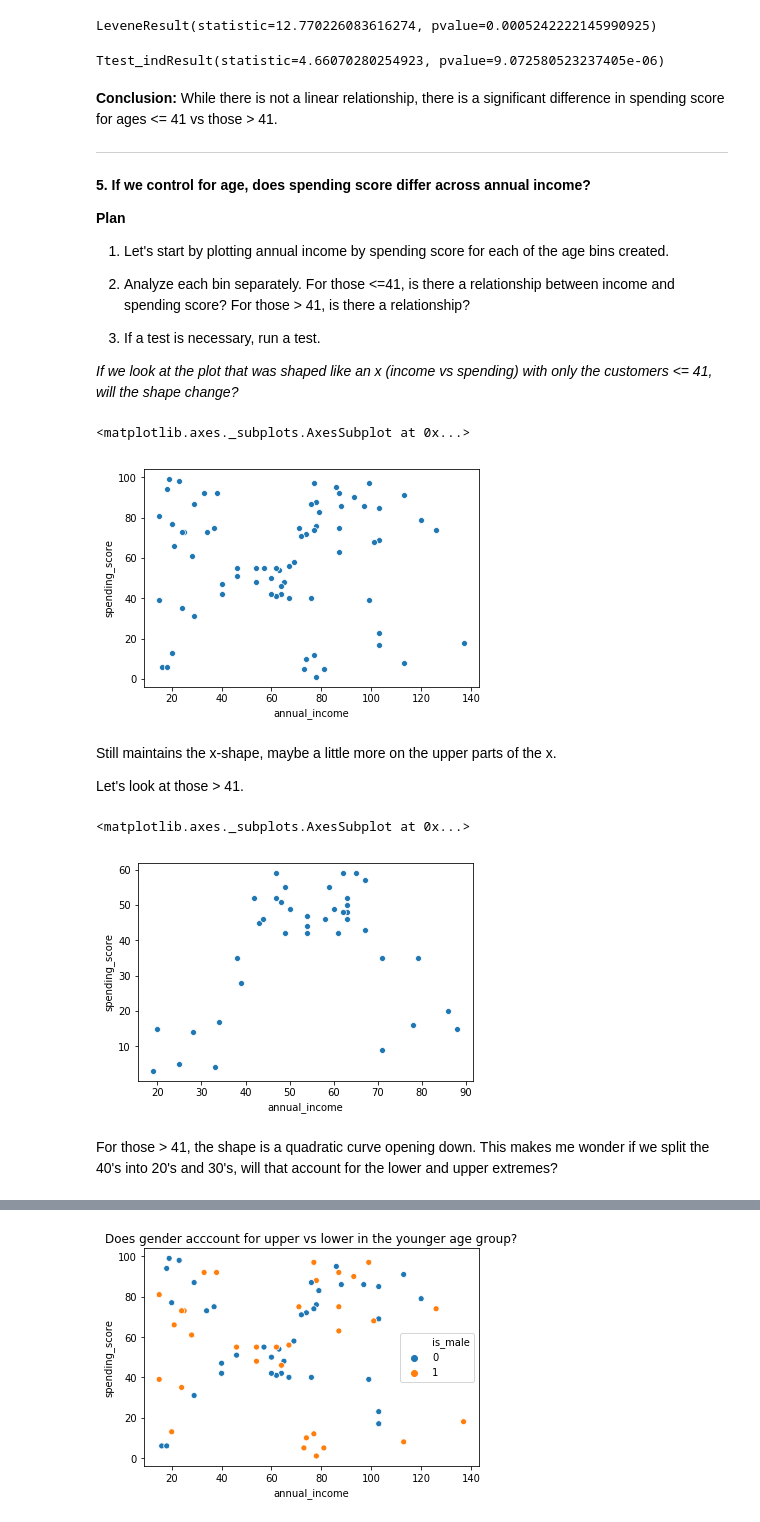
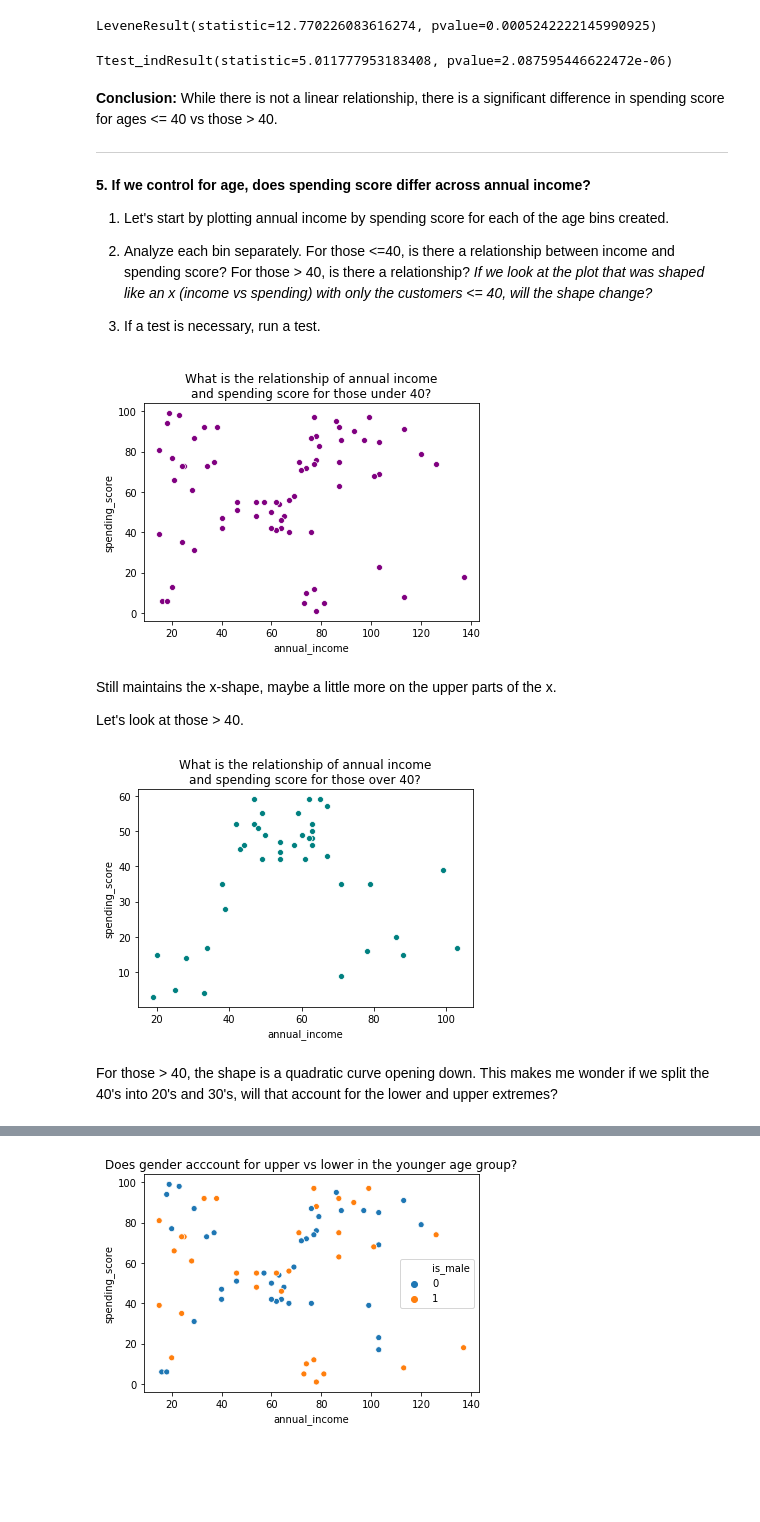
Before and after one commit to CodeupClassroom/darden-clustering, a Jupyter notebook: exploration.ipynb, the cells around one changed output, grey strips where cells are left out. Drawn from its saved outputs; the diff is of its cells as text; code cells hidden in the pictures; blank space fills up the shorter version.

```diff
--- a/exploration.ipynb
+++ b/exploration.ipynb
@@ -140,10 +142,12 @@ df.describe()
 # %%
 # split off test, 20% of original df size
 
-train_validate, test = train_test_split(df, test_size=.20, random_state=42)
+train_validate, test = train_test_split(df, test_size=.20,
+                                        random_state=42)
 
 # split off validate, 30% of train_validate (24% of original)
-train, validate = train_test_split(train_validate, test_size=.30, random_state=42)
+train, validate = train_test_split(train_validate, test_size=.30,
+                                   random_state=42)
 # %%
 print("train obs: ", train.size)
 print("validate obs: ", validate.size)
@@ -313,46 +344,49 @@ LeveneResult(statistic=12.770226083616274, pvalue=0.0005242222145990925)
 # variances are unequal
 # t-test
 
-stats.ttest_ind(train[train.age <= 41].spending_score,
-                train[train.age > 41].spending_score,
+stats.ttest_ind(train[train.age <= 40].spending_score,
+                train[train.age > 40].spending_score,
                 equal_var=False
                )
 # %% [output]
-Ttest_indResult(statistic=4.66070280254923, pvalue=9.072580523237405e-06)
+Ttest_indResult(statistic=5.011777953183408, pvalue=2.087595446622472e-06)
 # %% [markdown]
 **Conclusion:**
-While there is not a linear relationship, there is a significant difference in spending score for ages <= 41 vs those > 41.
+While there is not a linear relationship, there is a significant difference in spending score for ages <= 40 vs those > 40.
+
 ______________________________
 
 **5. If we control for age, does spending score differ across annual income?**
 
-**Plan**
-
 1. Let's start by plotting annual income by spending score for each of the age bins created.
 
-2. Analyze each bin separately. For those <=41, is there a relationship between income and spending score? For those > 41, is there a relationship?
+2. Analyze each bin separately. For those <=40, is there a relationship between income and spending score? For those > 40, is there a relationship? *If we look at the plot that was shaped like an x (income vs spending) with only the customers <= 40, will the shape change?*
 
 3. If a test is necessary, run a test.
-
-*If we look at the plot that was shaped like an x (income vs spending) with only the customers <= 41, will the shape change?*
 # %%
 sns.scatterplot(x='annual_income', y='spending_score',
-                data=train[train.age <= 41])
+                data=train[train.age <= 40],
+                color='purple')
+
+plt.title("What is the relationship of annual income\nand spending score for those under 40?")
+plt.show()
 # %% [output]
-<matplotlib.axes._subplots.AxesSubplot at 0x...>
-[figure, old version]
+[figure, new version]
 # %% [markdown]
 Still maintains the x-shape, maybe a little more on the upper parts of the x.
 
-Let's look at those > 41.
+Let's look at those > 40.
 # %%
 sns.scatterplot(x='annual_income', y='spending_score',
-               data=train[train.age > 41])
+                data=train[train.age > 40],
+                color='teal'
+               )
+plt.title("What is the relationship of annual income\nand spending score for those over 40?")
+plt.show()
 # %% [output]
-<matplotlib.axes._subplots.AxesSubplot at 0x...>
-[figure, old version]
+[figure, new version]
 # %% [markdown]
-For those > 41, the shape is a quadratic curve opening down.
+For those > 40, the shape is a quadratic curve opening down.
 This makes me wonder if we split the 40's into 20's and 30's, will that account for the lower and upper extremes?
 # %%
 sns.scatterplot(x='annual_income', y='spending_score',
```
Also changed, not shown: parts of 24 cells of this notebook.
